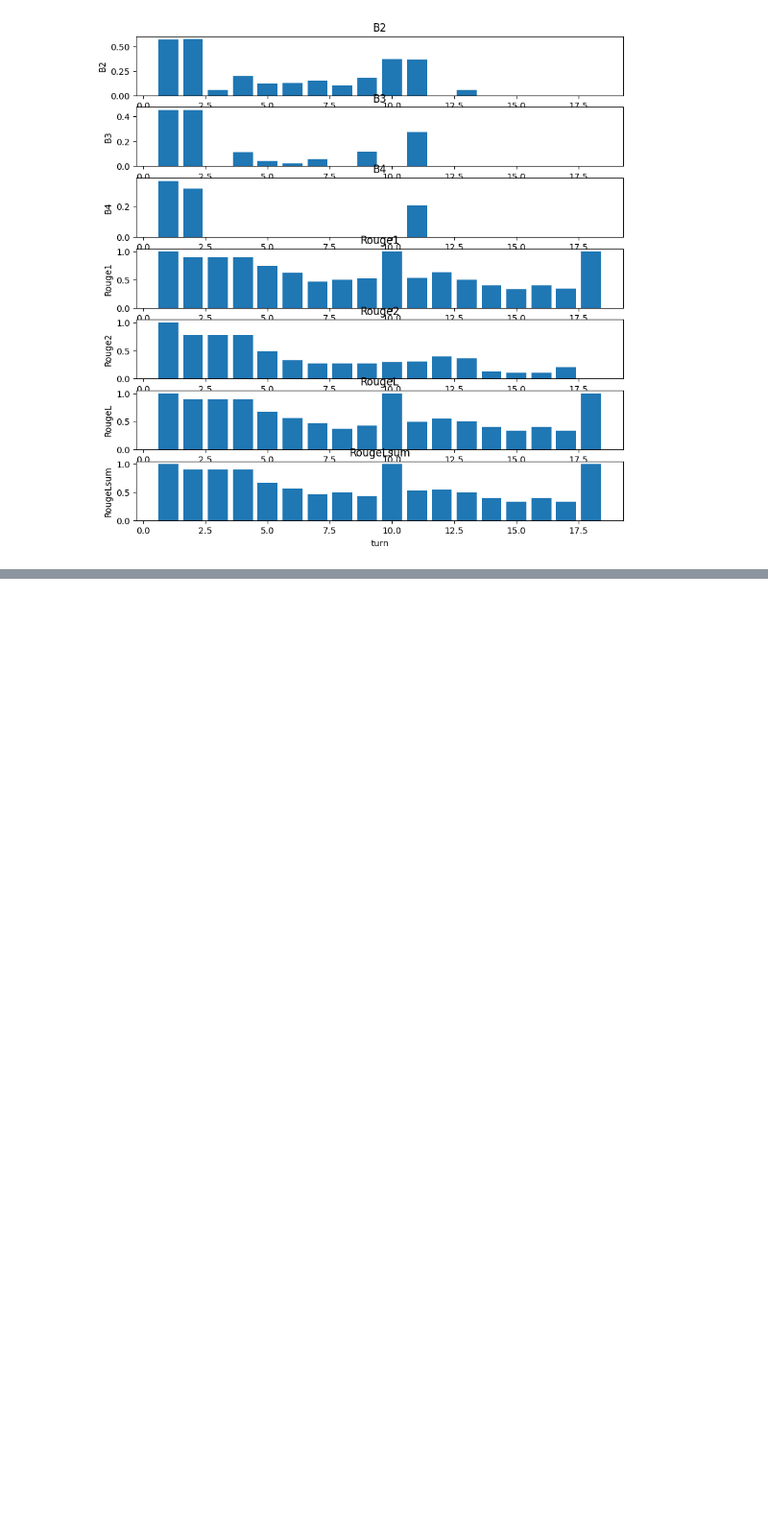
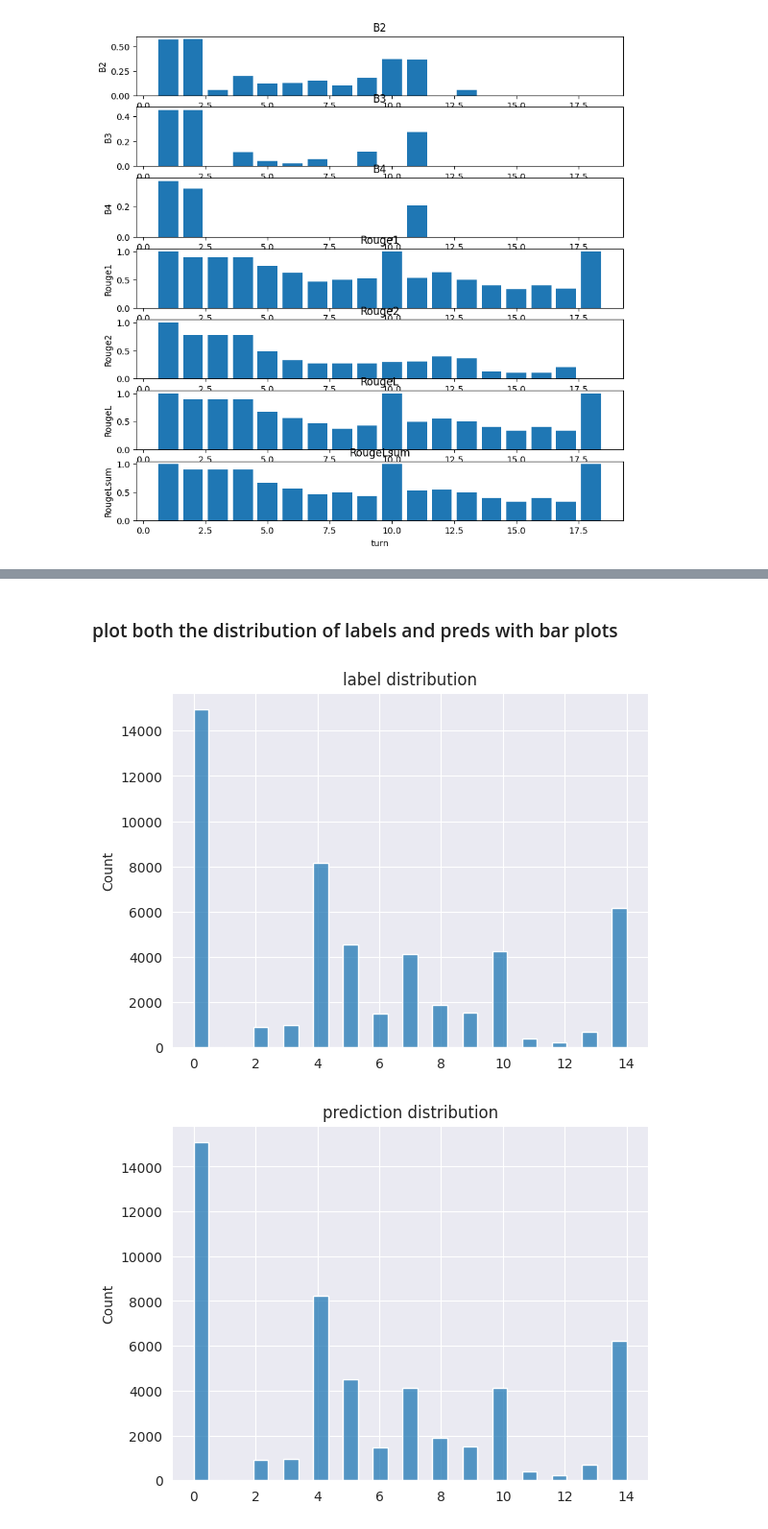
Before and after one commit to navidmdn/ESCConv-common, a Jupyter notebook: result_analysis.ipynb, the cells around one changed output, grey strips where cells are left out. Shown at 96% size. Cells and saved outputs as stored; diff of their text form; code cells hidden in the pictures; blank space fills up the shorter version.

```diff
--- a/result_analysis.ipynb
+++ b/result_analysis.ipynb
@@ -39,0 +42,6 @@ for i, ycol in enumerate(ycols):
+# %%
+import pandas as pd
+
+df = pd.read_csv('data/ExTES/test_strategy_results.txt', sep='\t')
+preds = df['prediction'].values
+preds[:10]
@@ -39,0 +53,10 @@ for i, ycol in enumerate(ycols):
+# %%
+import json
+
+test_ds = []
+with open('data/ExTES/sfe_test.json', 'r') as f:
+    for line in f:
+        test_ds.append(json.loads(line))
+
+labels = [x['strategy'] for x in test_ds]
+labels[:10]
@@ -39,0 +74,10 @@ for i, ycol in enumerate(ycols):
+# %%
+# import label encoder and encode both labels and preds
+from sklearn.preprocessing import LabelEncoder
+
+le = LabelEncoder()
+le.fit(labels)
+labels = le.transform(labels)
+preds = le.transform(preds)
+
+preds[:10], labels[:10]
@@ -39,0 +118,14 @@ for i, ycol in enumerate(ycols):
+# %% [markdown]
+### plot both the distribution of labels and preds with bar plots
+# %%
+import seaborn as sns
+
+sns.histplot(labels)
+plt.title('label distribution')
+plt.show()
+sns.histplot(preds)
+plt.title('prediction distribution')
+plt.show()
+# %% [output]
+[figure, added]
+[figure, added]
```
Also changed, not shown: parts of 9 cells of this notebook, 8 other files.
